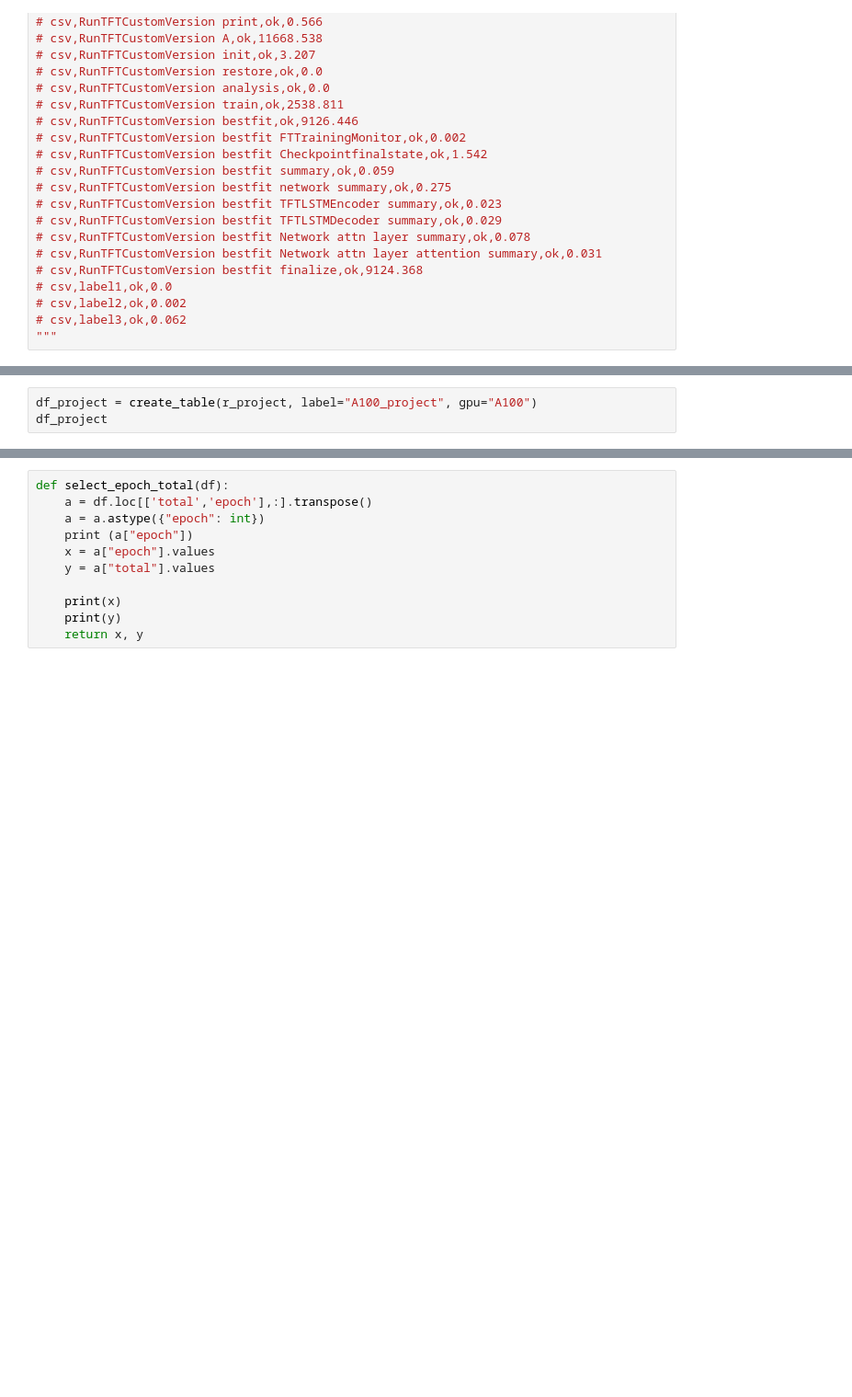
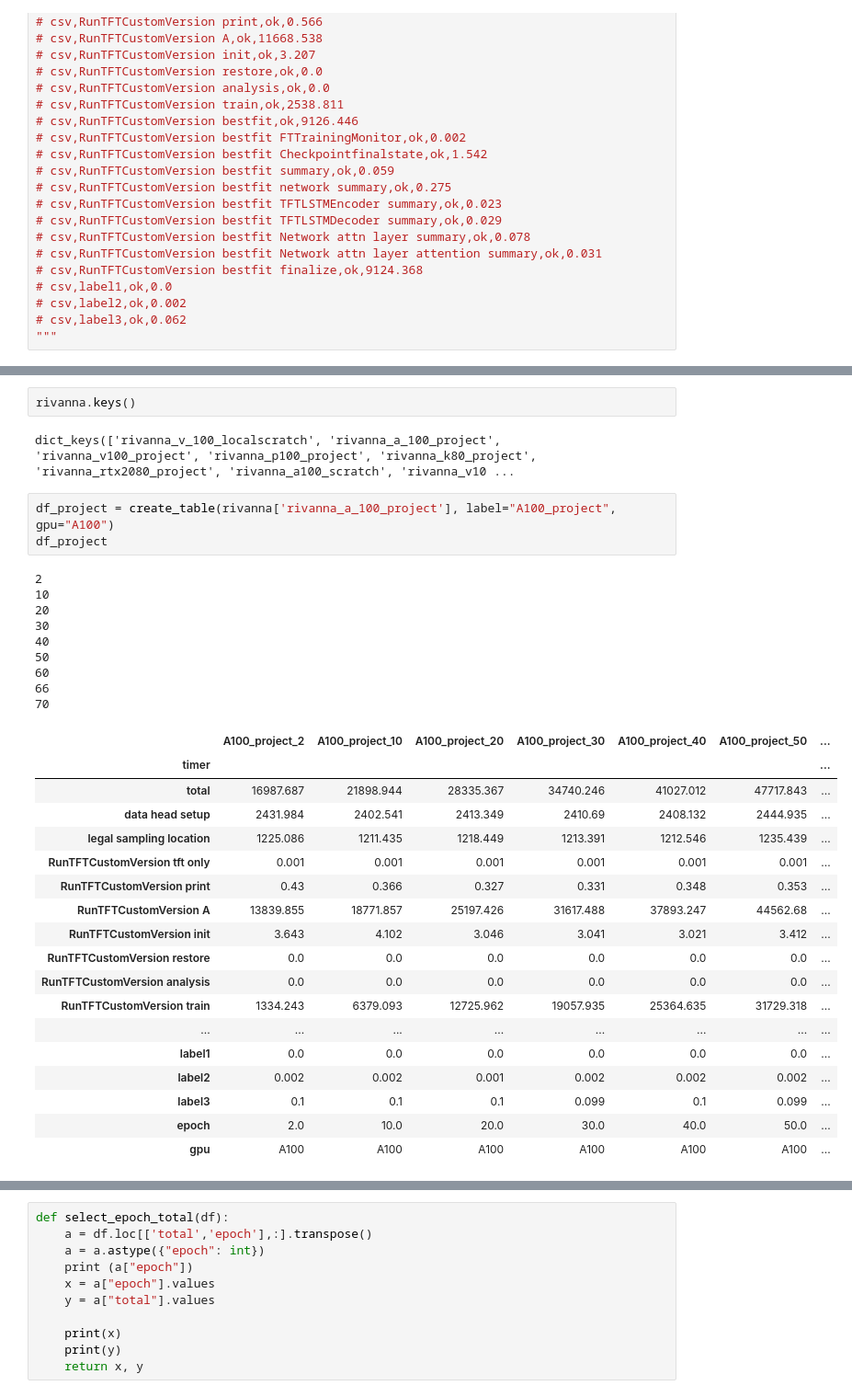
Before and after one commit to laszewsk/mlcommons, a Jupyter notebook: benchmarks/earthquake/mar2022/rtx3090.ipynb, the cells around one changed output, grey strips where cells are left out. Shown at 92% size. Saved outputs shown, nothing was run; the diff lists cells and outputs as text; blank space fills up the shorter version.

```diff
--- a/benchmarks/earthquake/mar2022/rtx3090.ipynb
+++ b/benchmarks/earthquake/mar2022/rtx3090.ipynb
@@ -506,4 +1567,36 @@ df_colab
+# %%
+rivanna.keys()
+# %% [output]
+dict_keys(['rivanna_v_100_localscratch', 'rivanna_a_100_project', 'rivanna_v100_project', 'rivanna_p100_project', 'rivanna_k80_project', 'rivanna_rtx2080_project', 'rivanna_a100_scratch', 'rivanna_v10 ...
 # %%
-df_project = create_table(r_project, label="A100_project", gpu="A100")
+df_project = create_table(rivanna['rivanna_a_100_project'], label="A100_project", gpu="A100")
 df_project
+# %% [output]
+2
+10
+20
+30
+40
+50
+60
+66
+70
+|  | A100_project_2 | A100_project_10 | A100_project_20 | A100_project_30 | A100_project_40 | A100_project_50 | ... |
+| timer |  |  |  |  |  |  | ... |
+| total | 16987.687 | 21898.944 | 28335.367 | 34740.246 | 41027.012 | 47717.843 | ... |
+| data head setup | 2431.984 | 2402.541 | 2413.349 | 2410.69 | 2408.132 | 2444.935 | ... |
+| legal sampling location | 1225.086 | 1211.435 | 1218.449 | 1213.391 | 1212.546 | 1235.439 | ... |
+| RunTFTCustomVersion tft only | 0.001 | 0.001 | 0.001 | 0.001 | 0.001 | 0.001 | ... |
+| RunTFTCustomVersion print | 0.43 | 0.366 | 0.327 | 0.331 | 0.348 | 0.353 | ... |
+| RunTFTCustomVersion A | 13839.855 | 18771.857 | 25197.426 | 31617.488 | 37893.247 | 44562.68 | ... |
+| RunTFTCustomVersion init | 3.643 | 4.102 | 3.046 | 3.041 | 3.021 | 3.412 | ... |
+| RunTFTCustomVersion restore | 0.0 | 0.0 | 0.0 | 0.0 | 0.0 | 0.0 | ... |
+| RunTFTCustomVersion analysis | 0.0 | 0.0 | 0.0 | 0.0 | 0.0 | 0.0 | ... |
+| RunTFTCustomVersion train | 1334.243 | 6379.093 | 12725.962 | 19057.935 | 25364.635 | 31729.318 | ... |
+| ... | ... | ... | ... | ... | ... | ... | ... |
+| label1 | 0.0 | 0.0 | 0.0 | 0.0 | 0.0 | 0.0 | ... |
+| label2 | 0.002 | 0.002 | 0.001 | 0.002 | 0.002 | 0.002 | ... |
+| label3 | 0.1 | 0.1 | 0.1 | 0.099 | 0.1 | 0.099 | ... |
+| epoch | 2.0 | 10.0 | 20.0 | 30.0 | 40.0 | 50.0 | ... |
+| gpu | A100 | A100 | A100 | A100 | A100 | A100 | ... |
 # %%
```
Also changed, not shown: parts of 20 cells of this notebook.
